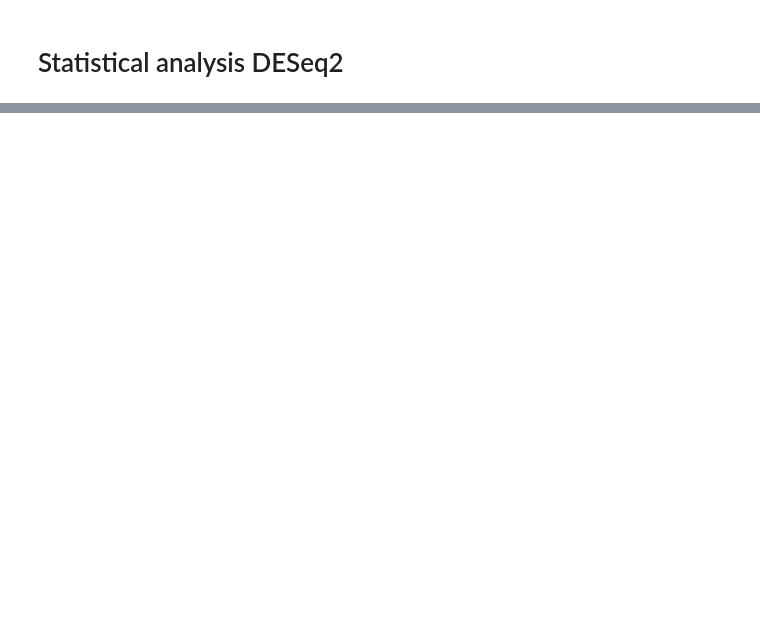
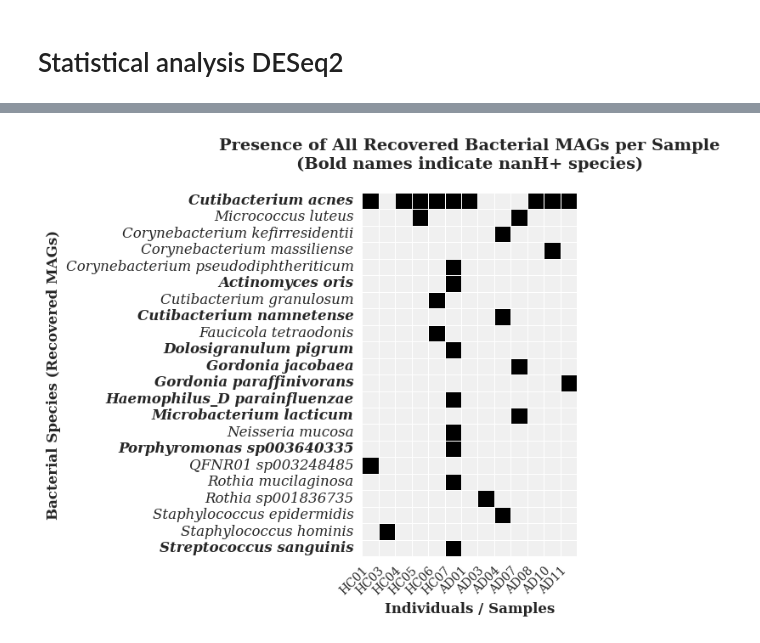
Before and after one commit to Marcosv21/Doc_project, a Jupyter notebook: statistical_analysis/plots_doc_simple.ipynb, the cells around one changed output, grey strips where cells are left out. Drawn from its saved outputs; the diff is of its cells as text; code cells hidden in the pictures; blank space fills up the shorter version.

```diff
--- a/statistical_analysis/plots_doc_simple.ipynb
+++ b/statistical_analysis/plots_doc_simple.ipynb
@@ -1101,0 +222,79 @@ plt.show()
+# %%
+import pandas as pd
+import seaborn as sns
+import matplotlib.pyplot as plt
+import matplotlib.colors as mcolors
+from matplotlib.patches import Patch
+from matplotlib import rcParams
+
+# Configuração de fontes e estilo
+rcParams['font.family'] = 'serif'
+rcParams['font.serif'] = ['Times New Roman', 'DejaVu Serif', 'Liberation Serif']
+rcParams['font.size'] = 12
+
+# Configuração de Caminhos
+DATA_PATH = "/home/marcos/PRJNA46333/PRJNA46333_2/table/master_table_mag_sialidase_gtdb_deseq2.tsv"
+OUTPUT_PATH = "/home/marcos/PRJNA46333/PRJNA46333_2/table/Binary_Heatmap_All_MAGs_Bold_nanH.png"
+
+# 1. Carrega a tabela completa
+df = pd.read_csv(DATA_PATH, sep='\t')
+
+# 2. Identifica quais espécies possuem o gene nanH
+if 'has_nanH' in df.columns:
+    nanH_positive_species = set(
+        df[df['has_nanH'].astype(str).str.upper().isin(['YES', 'TRUE', '1'])]['Species'].unique()
+    )
+else:
+    print("[Aviso] Coluna 'has_nanH' não encontrada. Nenhuma bactéria ficará em negrito.")
+    nanH_positive_species = set()
+
+# Extração do ID da Amostra
+def extract_sample_id(mag_id):
+    mag_id_str = str(mag_id)
+    if '_MAG_' in mag_id_str:
+        return mag_id_str.split('_MAG_')[0]
+    return 'Co-assembly' if 'MAGScoT' in mag_id_str else mag_id_str
+
+df['Sample'] = df['mag_id'].apply(extract_sample_id)
+
+# Cria a matriz binária e ordena (Controles HC primeiro, depois por ocupação)
+binary_matrix = pd.crosstab(df['Species'], df['Sample']).clip(upper=1)
+sorted_cols = sorted(binary_matrix.columns, key=lambda x: ('HC' not in x.upper(), x))
+binary_matrix = binary_matrix[sorted_cols]
+binary_matrix = binary_matrix.loc[binary_matrix.sum(axis=1).sort_values(ascending=False).index]
+
+# --- ALTERAÇÃO AQUI: Aumentado o multiplicador de largura de 0.5 para 0.9 ---
+plt.figure(figsize=(max(12, len(binary_matrix.columns) * 0.9), max(6, len(binary_matrix.index) * 0.25)))
+binary_cmap = mcolors.ListedColormap(['#f0f0f0', '#000000'])
+
+ax = sns.heatmap(binary_matrix, cmap=binary_cmap, linewidths=0.5, linecolor='white', cbar=False, square=True)
+
+# Formatação dos Textos e Títulos
+plt.title("Presence of All Recovered Bacterial MAGs per Sample\n(Bold names indicate nanH+ species)", fontweight='bold', fontsize=14, pad=20)
+plt.ylabel("Bacterial Species (Recovered MAGs)", fontweight='bold', fontsize=12)
+plt.xlabel("Individuals / Samples", fontweight='bold', fontsize=12)
+
+# Aplica o Negrito Dinâmico no eixo Y
+for label in ax.get_yticklabels():
+    species_name = label.get_text()
+    if species_name in nanH_positive_species:
+        label.set_fontweight('bold')
+    else:
+        label.set_fontweight('normal')
+    label.set_fontstyle('italic')
+
+# --- ALTERAÇÃO AQUI: Adicionado 'fontsize=10' para as amostras não encavalarem ---
+plt.setp(ax.get_xticklabels(), rotation=45, horizontalalignment='right', fontsize=10)
+
+# Legenda Personalizada (Opcional)
+legend_elements = [
+    Patch(facecolor="#000000", edgecolor='black', label='Present (MAG Recovered)'),
+    Patch(facecolor='#f0f0f0', edgecolor='black', label='Absent')
+]
+# plt.legend(handles=legend_elements, loc='upper center', bbox_to_anchor=(0.5, -0.20), ncol=2, frameon=True)
+
+plt.tight_layout()
+plt.savefig(OUTPUT_PATH, dpi=300, bbox_inches='tight')
+plt.show()
+# %% [output]
+[figure, added]
```
Also changed, not shown: parts of 29 cells of this notebook, 33 other files.
